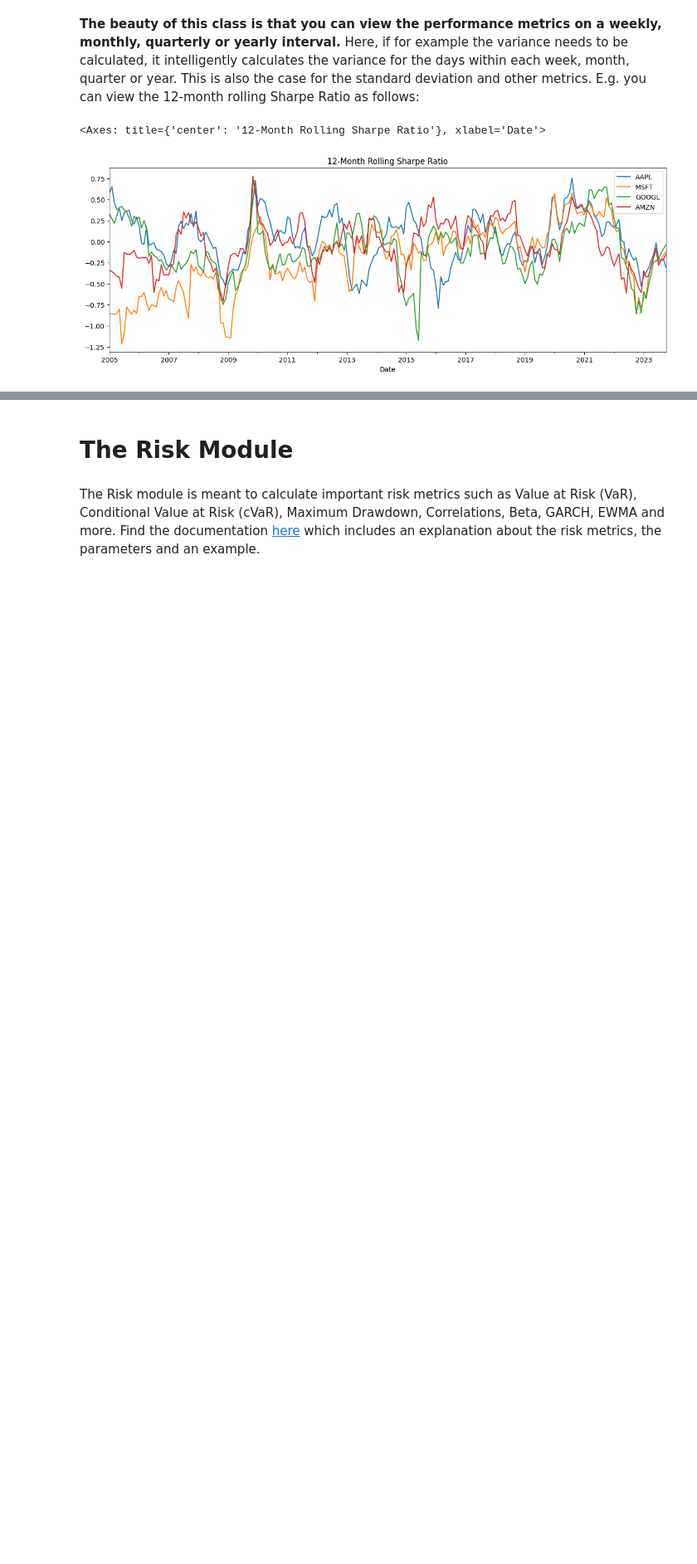
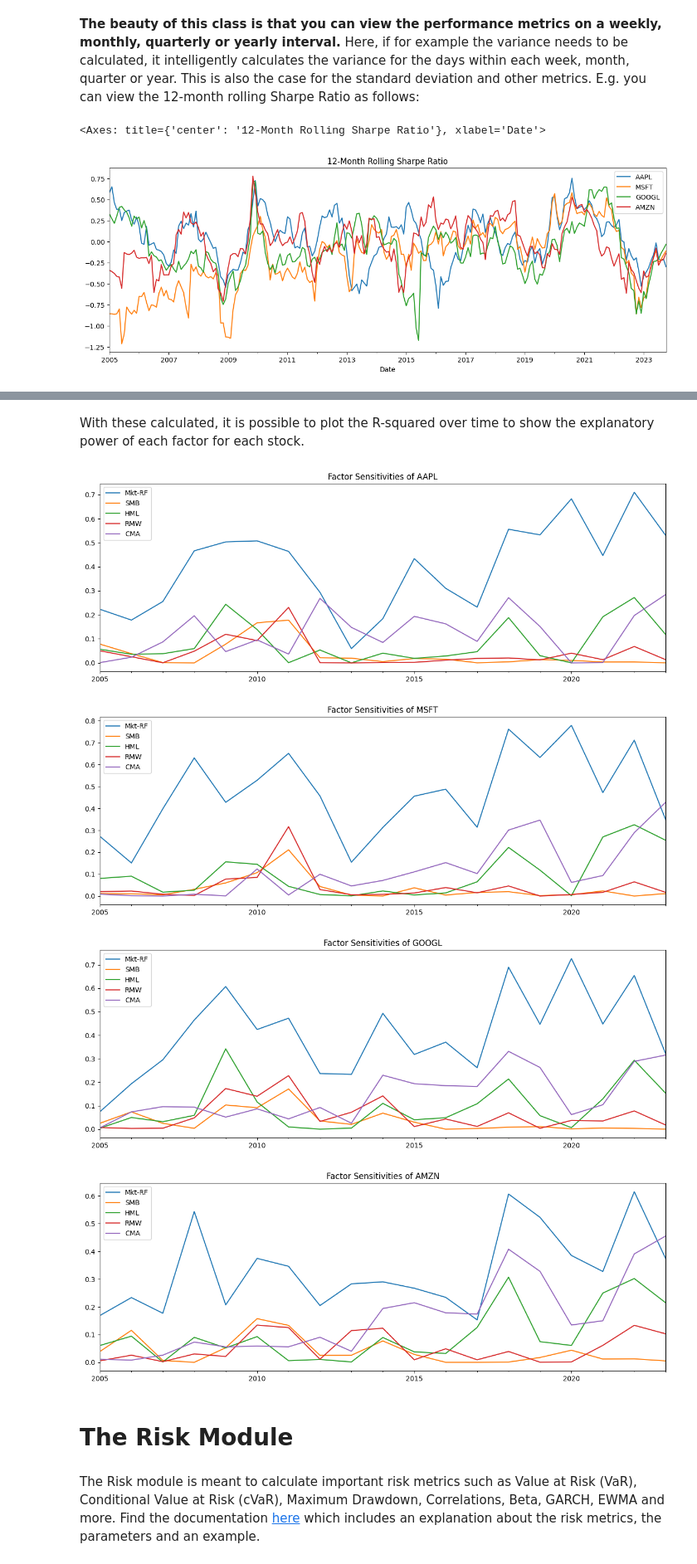
Before and after one commit to JerBouma/FinanceToolkit, a Jupyter notebook: examples/Finance Toolkit - 1. Getting Started.ipynb, the cells around one changed output, grey strips where cells are left out. Shown at 83% size. Cells and saved outputs as stored; diff of their text form; code cells hidden in the pictures; blank space fills up the shorter version.

Commit message:
Update Examples with a Fama and French Example

```diff
--- a/examples/Finance Toolkit - 1. Getting Started.ipynb
+++ b/examples/Finance Toolkit - 1. Getting Started.ipynb
@@ -603,0 +612,5 @@ performance.get_sharpe_ratio(period='monthly', rolling=12).plot(figsize=(15, 5),
+# %%
+fama_and_french = performance.get_fama_and_french_model(period='yearly')
+
+# Show the Fama and French 5 Factor Model Results
+fama_and_french
@@ -604,3 +638,13 @@ performance.get_sharpe_ratio(period='monthly', rolling=12).plot(figsize=(15, 5),
+# %% [markdown]
+With these calculated, it is possible to plot the R-squared over time to show the explanatory power of each factor for each stock.
+# %%
+for ticker in companies._tickers:
+    fama_and_french['R Squared'].xs(ticker, level=1, axis=1).plot(figsize=(15, 5), title=f'Factor Sensitivities of {ticker}')
+# %% [output]
+[figure, added]
+[figure, added]
+[figure, added]
+[figure, added]
 # %% [markdown]
 # The Risk Module
 # %% [markdown]
```
Also changed, not shown: parts of 14 cells of this notebook, 2 other files.
